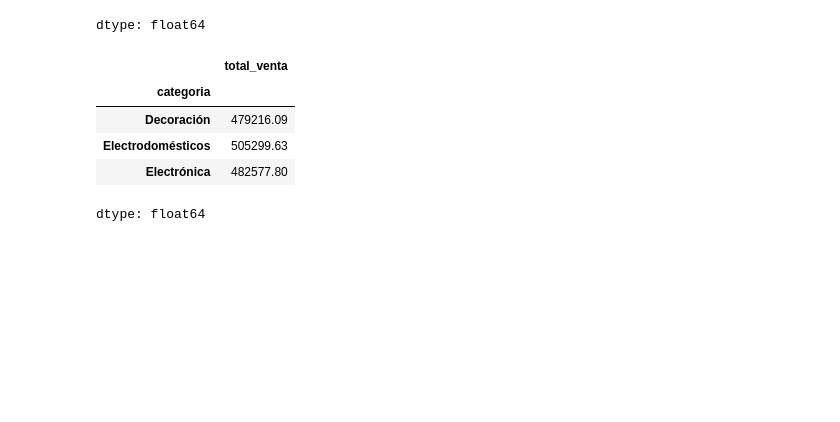
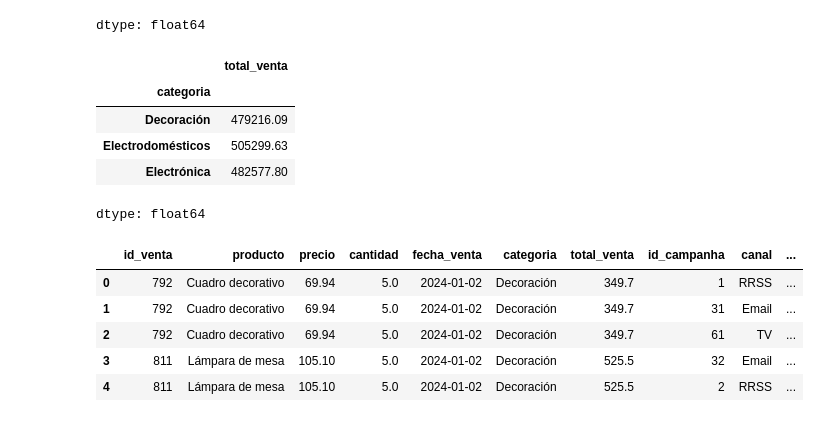
Before and after one commit to VictoriaGoldaraz/TT-2C2025-Data-Analitycs-Notebooks, a Jupyter notebook: Goldaraz,_María_Victoria_Comisión_C252613_TPI_Data_Analytics.ipynb, the cells around one changed output. Saved outputs shown, nothing was run; the diff lists cells and outputs as text; code cells hidden in the pictures; blank space fills up the shorter version.

```diff
--- a/Goldaraz,_María_Victoria_Comisión_C252613_TPI_Data_Analytics.ipynb
+++ b/Goldaraz,_María_Victoria_Comisión_C252613_TPI_Data_Analytics.ipynb
@@ -205,3 +205,7 @@ dtype: int64
 df_marketing[df_marketing.isnull().any(axis=1)]
 # %% [output]
 |  | id_campanha | producto | canal | costo | fecha_inicio | fecha_fin |
+# %%
+# Convertir fechas a datetime
+df_marketing["fecha_inicio"] = pd.to_datetime(df_marketing["fecha_inicio"], dayfirst=True)
+df_marketing["fecha_fin"] = pd.to_datetime(df_marketing["fecha_fin"], dayfirst=True)
@@ -276,0 +296,13 @@ dtype: float64
+# %%
+# Integración de datos
+# Combinar df_ventas y df_marketing por columna "producto"
+df_ventas_marketing = pd.merge(df_ventas, df_marketing, on="producto")
+# %%
+df_ventas_marketing.head()
+# %% [output]
+|  | id_venta | producto | precio | cantidad | fecha_venta | categoria | total_venta | id_campanha | canal | ... |
+| 0 | 792 | Cuadro decorativo | 69.94 | 5.0 | 2024-01-02 | Decoración | 349.7 | 1 | RRSS | ... |
+| 1 | 792 | Cuadro decorativo | 69.94 | 5.0 | 2024-01-02 | Decoración | 349.7 | 31 | Email | ... |
+| 2 | 792 | Cuadro decorativo | 69.94 | 5.0 | 2024-01-02 | Decoración | 349.7 | 61 | TV | ... |
+| 3 | 811 | Lámpara de mesa | 105.10 | 5.0 | 2024-01-02 | Decoración | 525.5 | 32 | Email | ... |
+| 4 | 811 | Lámpara de mesa | 105.10 | 5.0 | 2024-01-02 | Decoración | 525.5 | 2 | RRSS | ... |
```
Also changed, not shown: parts of 4 cells of this notebook.
